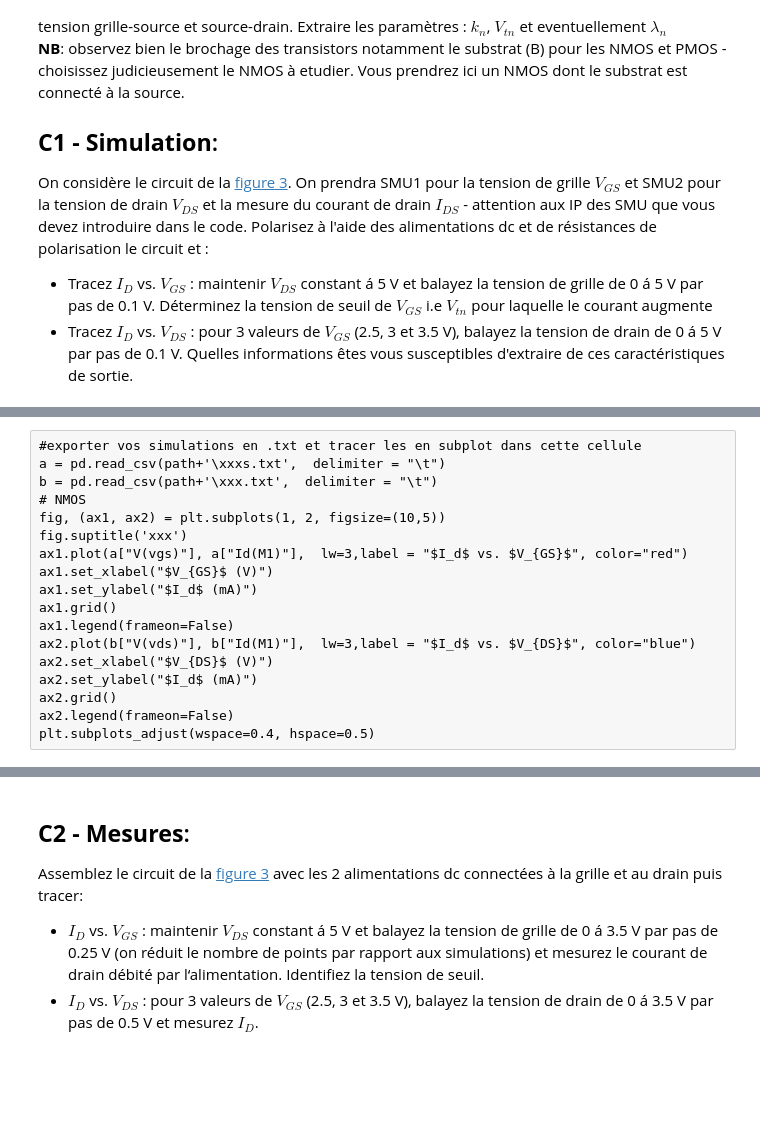
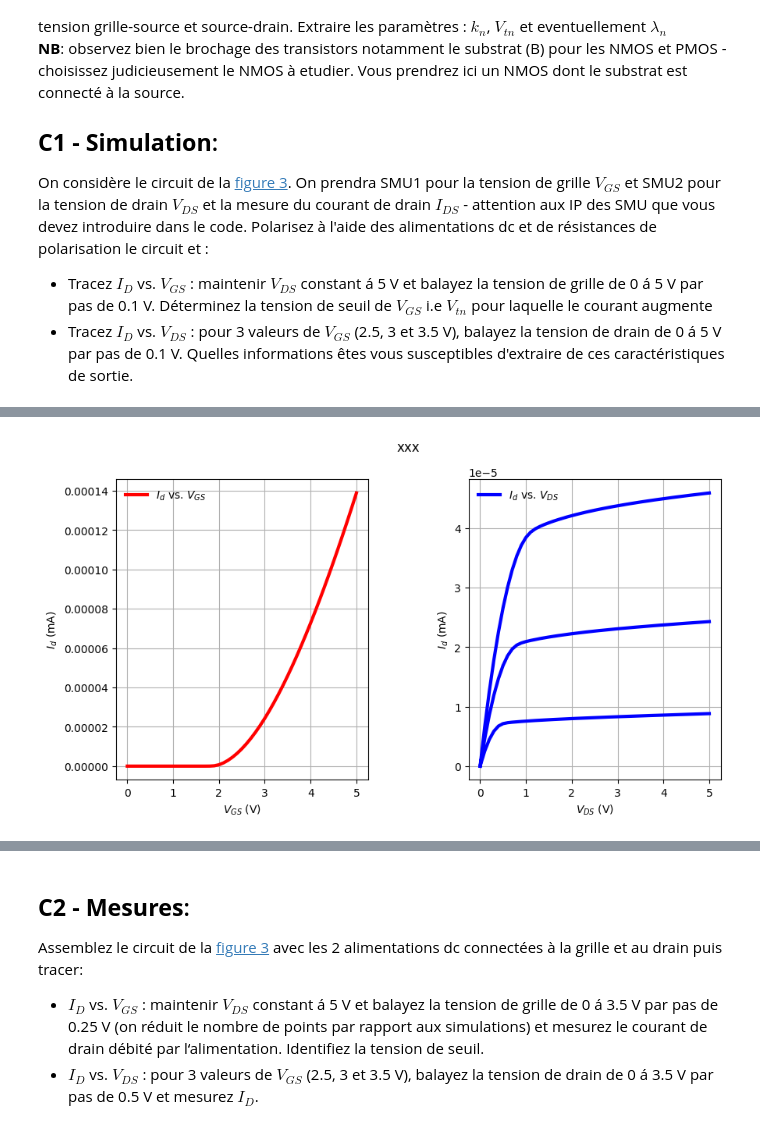
Before and after one commit to Darkzveller/EI-3_TP_conception_micro_electronique, a Jupyter notebook: Sujet_TP_YEK/TP_composants_et_circuits_microélectroniques_2026.ipynb, the cells around one changed output, grey strips where cells are left out. Drawn from its saved outputs; the diff is of its cells as text; code cells hidden in the pictures; blank space fills up the shorter version.

Commit message:
simu de la c1 faut faire le code python pour extraire les donn├®es

```diff
--- a/Sujet_TP_YEK/TP_composants_et_circuits_microélectroniques_2026.ipynb
+++ b/Sujet_TP_YEK/TP_composants_et_circuits_microélectroniques_2026.ipynb
@@ -311,22 +319,25 @@ On considère le circuit de la [figure 3](#fig3). On prendra SMU1 pour la tensio
 <p style="text-align:center"><strong>Fig. 3</strong>: Transistor MOS</p>
-# %% [raw]
-#exporter vos simulations en .txt et tracer les en subplot dans cette cellule
-a = pd.read_csv(path+'\xxxs.txt',  delimiter = "\t")
-b = pd.read_csv(path+'\xxx.txt',  delimiter = "\t")
-# NMOS
-fig, (ax1, ax2) = plt.subplots(1, 2, figsize=(10,5))
-fig.suptitle('xxx')
-ax1.plot(a["V(vgs)"], a["Id(M1)"],  lw=3,label = "$I_d$ vs. $V_{GS}$", color="red")
-ax1.set_xlabel("$V_{GS}$ (V)")
-ax1.set_ylabel("$I_d$ (mA)")
-ax1.grid()
-ax1.legend(frameon=False)
-ax2.plot(b["V(vds)"], b["Id(M1)"],  lw=3,label = "$I_d$ vs. $V_{DS}$", color="blue")
-ax2.set_xlabel("$V_{DS}$ (V)")
-ax2.set_ylabel("$I_d$ (mA)")
-ax2.grid()
-ax2.legend(frameon=False)
-plt.subplots_adjust(wspace=0.4, hspace=0.5)
+# %%
+#exporter vos simulations en .txt et tracer les en subplot dans cette cellule
+a = pd.read_csv(path+'\\Simulation\\Simu_C\\Simu_C_cas_1.txt',  delimiter = "\t")
+b = pd.read_csv(path+'\\Simulation\\Simu_C\\Simu_C_cas_2.txt',  delimiter = "\t")
+# NMOS
+fig, (ax1, ax2) = plt.subplots(1, 2, figsize=(10,5))
+fig.suptitle('xxx')
+ax1.plot(a["V(vgs)"], a["Id(M1)"],  lw=3,label = "$I_d$ vs. $V_{GS}$", color="red")
+ax1.set_xlabel("$V_{GS}$ (V)")
+ax1.set_ylabel("$I_d$ (mA)")
+ax1.grid()
+ax1.legend(frameon=False)
+ax2.plot(b["V(vds)"], b["Id(M1)"],  lw=3,label = "$I_d$ vs. $V_{DS}$", color="blue")
+ax2.set_xlabel("$V_{DS}$ (V)")
+ax2.set_ylabel("$I_d$ (mA)")
+ax2.grid()
+ax2.legend(frameon=False)
+plt.subplots_adjust(wspace=0.4, hspace=0.5)
+plt.show()
+# %% [output]
+[figure, added]
 # %%
 #Traitement des simulations -  extraire k_n, V_tn et 1/Va = lambda
 # print(a)
```
Also changed, not shown: parts of 8 cells of this notebook, 33 other files.
